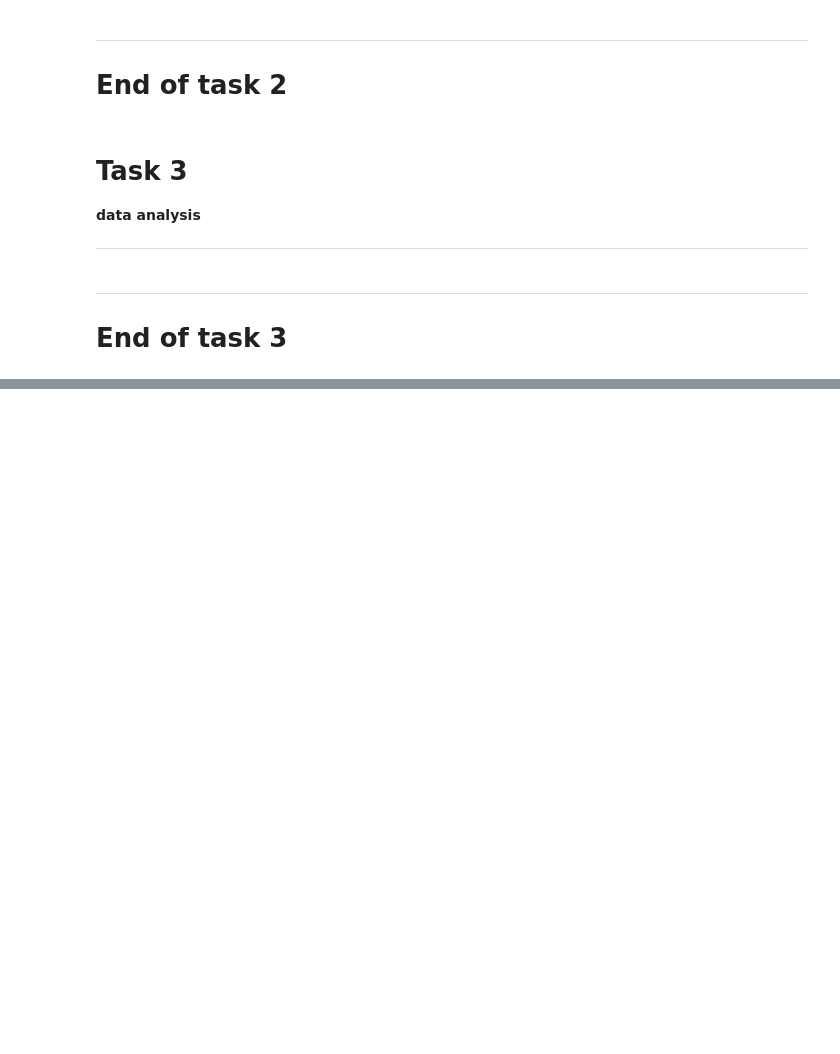
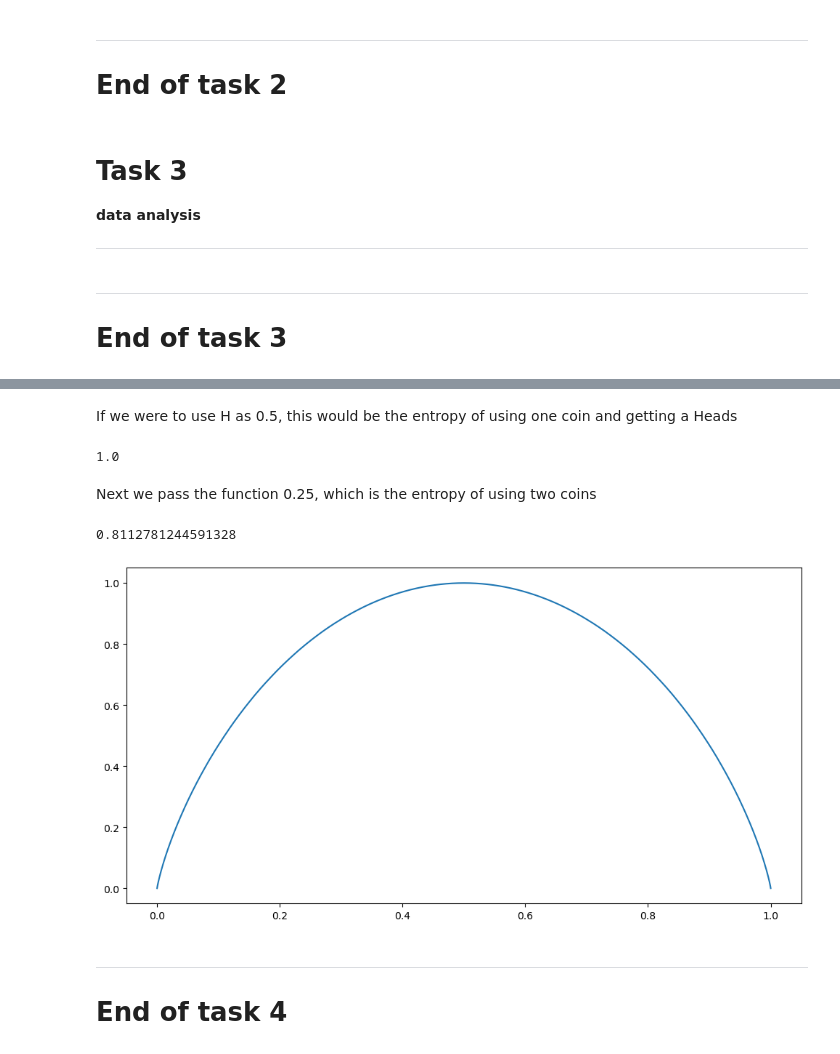
Before and after one commit to kevinsenan/4359-Fundamentals-of-Data-Analysis, a Jupyter notebook: Tasks.ipynb, the cells around one changed output, grey strips where cells are left out. Saved outputs shown, nothing was run; the diff lists cells and outputs as text; code cells hidden in the pictures; blank space fills up the shorter version.

Commit message:
Working on task 3

```diff
--- a/Tasks.ipynb
+++ b/Tasks.ipynb
@@ -116,0 +132,31 @@ Calling the describe function allows me to quickly see how the data is distribut
+# %%
+def H(p):
+  return -(1 - p) * np.log2(1.0 - p) - p * np.log2(p)
+# %% [markdown]
+If we were to use H as 0.5, this would be the entropy of using one coin and getting a Heads
+# %%
+H(0.5)
+# %% [output]
+1.0
+# %% [markdown]
+Next we pass the function 0.25, which is the entropy of using two coins
+# %%
+# Entropy of 0.25.
+H(0.25)
+# %% [output]
+0.8112781244591328
+# %%
+# Create an empty plot.
+fig, ax = plt.subplots(figsize=(12,6))
+
+# p is a probability.
+p = np.linspace(0.00000001, 0.99999999, 10001)
+
+# Plot H(p).
+ax.plot(p, H(p));
+# %% [output]
+[figure, added]
+# %% [markdown]
+****
+
+# End of task 4
```
Also changed, not shown: parts of 6 cells of this notebook.
